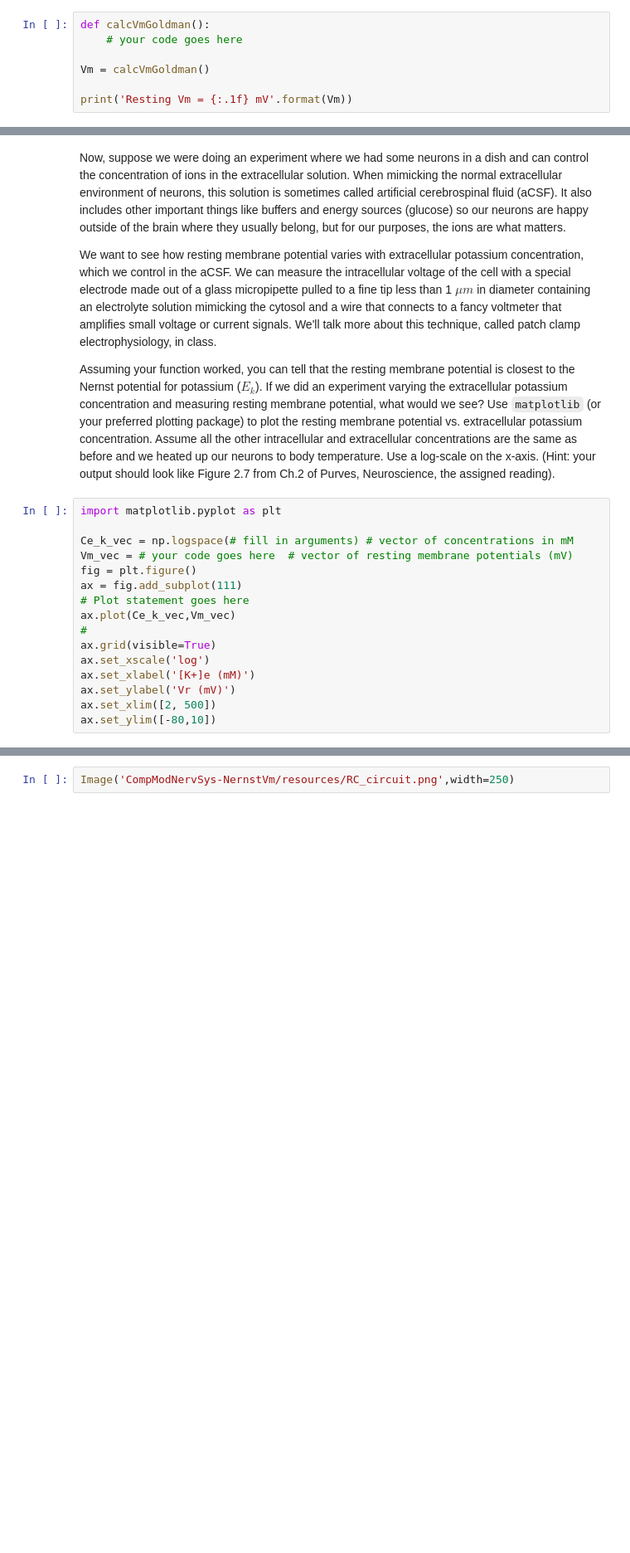
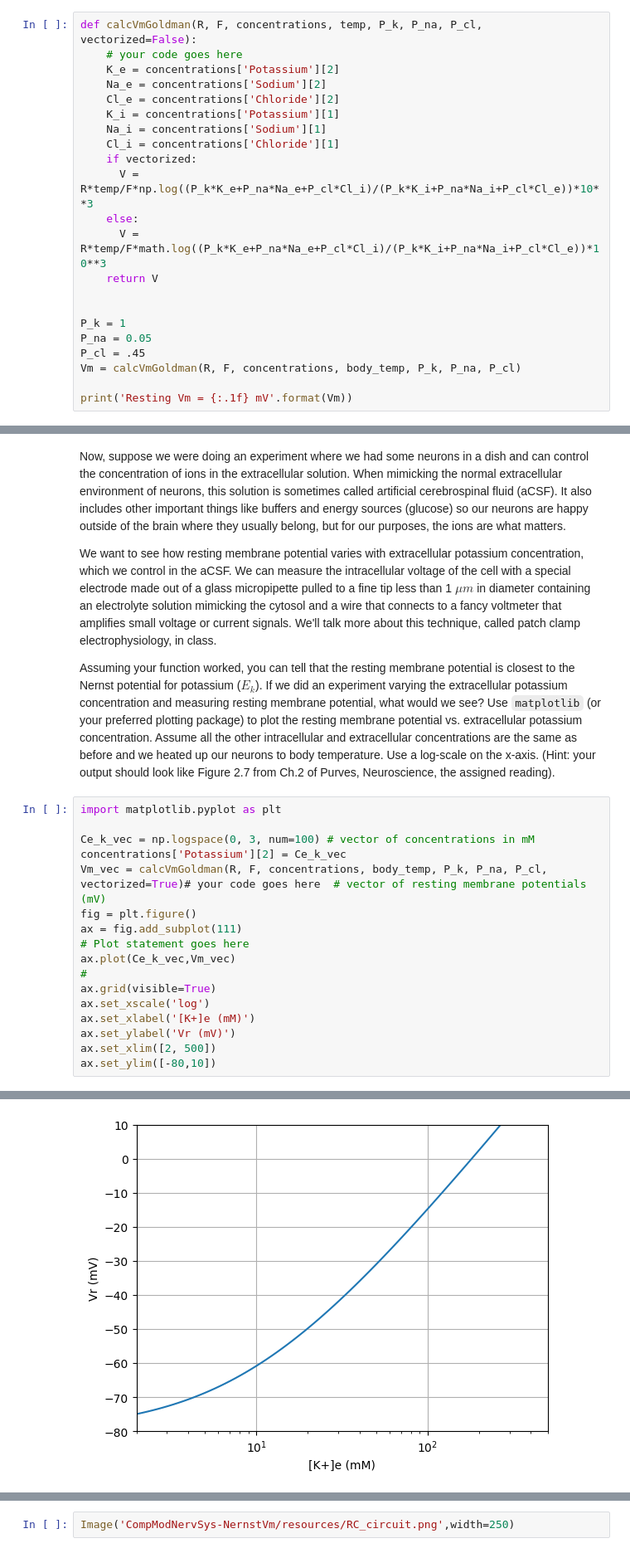
Before and after one commit to vincentyliu2001/BIO74.03-Exercises, a Jupyter notebook: CompModNervSys_exercise3.ipynb, the cells around one changed output, grey strips where cells are left out. Shown: that part at 83% size. Cells and saved outputs as stored; diff of their text form; blank space fills up the shorter version.

```diff
--- a/CompModNervSys_exercise3.ipynb
+++ b/CompModNervSys_exercise3.ipynb
@@ -140,10 +157,25 @@ This gives us the reversal potential for individual ions, but we know from the G
 $V_{m}^{eq} = \frac{RT}{ZF}\ln \left( \frac{P_{K}[K]e + P_{Na}[Na]e + P_{Cl}[Cl]i}{P_{K}[K]i + P_{Na}[Na]i + P_{Cl}[Cl]e} \right)$
 
 Write a function that uses the Goldman equation to compute the resting potential given a set of K, Na, and Cl- permeabilities and concentrations. Use it to calculate the resting potential given relative resting permeabilities $P_{K}:P_{Na}:P_{Cl}$ of $1:0.05:0.45$ at body temperature and print the output in $mV$.
-# %%
-def calcVmGoldman():
-    # your code goes here
-
-Vm = calcVmGoldman()
-
-print('Resting Vm = {:.1f} mV'.format(Vm))
+# %%
+def calcVmGoldman(R, F, concentrations, temp, P_k, P_na, P_cl, vectorized=False):
+    # your code goes here
+    K_e = concentrations['Potassium'][2]
+    Na_e = concentrations['Sodium'][2]
+    Cl_e = concentrations['Chloride'][2]
+    K_i = concentrations['Potassium'][1]
+    Na_i = concentrations['Sodium'][1]
+    Cl_i = concentrations['Chloride'][1]
+    if vectorized:
+      V = R*temp/F*np.log((P_k*K_e+P_na*Na_e+P_cl*Cl_i)/(P_k*K_i+P_na*Na_i+P_cl*Cl_e))*10**3
+    else:
+      V = R*temp/F*math.log((P_k*K_e+P_na*Na_e+P_cl*Cl_i)/(P_k*K_i+P_na*Na_i+P_cl*Cl_e))*10**3
+    return V
+
+
+P_k = 1
+P_na = 0.05
+P_cl = .45
+Vm = calcVmGoldman(R, F, concentrations, body_temp, P_k, P_na, P_cl)
+
+print('Resting Vm = {:.1f} mV'.format(Vm))
@@ -156,8 +190,9 @@ Assuming your function worked, you can tell that the resting membrane potential
 # %%
 import matplotlib.pyplot as plt
 
-Ce_k_vec = np.logspace(# fill in arguments) # vector of concentrations in mM
-Vm_vec = # your code goes here  # vector of resting membrane potentials (mV)
+Ce_k_vec = np.logspace(0, 3, num=100) # vector of concentrations in mM
+concentrations['Potassium'][2] = Ce_k_vec
+Vm_vec = calcVmGoldman(R, F, concentrations, body_temp, P_k, P_na, P_cl, vectorized=True)# your code goes here  # vector of resting membrane potentials (mV)
 fig = plt.figure()
 ax = fig.add_subplot(111)
 # Plot statement goes here
@@ -169,3 +204,4 @@ ax.set_xlabel('[K+]e (mM)')
 ax.set_ylabel('Vr (mV)')
 ax.set_xlim([2, 500])
 ax.set_ylim([-80,10])
+# %% [output]
@@ -172,3 +209,4 @@ ax.set_ylim([-80,10])
+[figure, added]
 # %% [markdown]
 Let's say we wanted to do an experiment where we raised the resting membrane potential by $10 mV$ from the value you calculated earlier. What concentration of K+ should we use in the extracellular solution?
 
```
Also changed, not shown: parts of 5 cells of this notebook.
